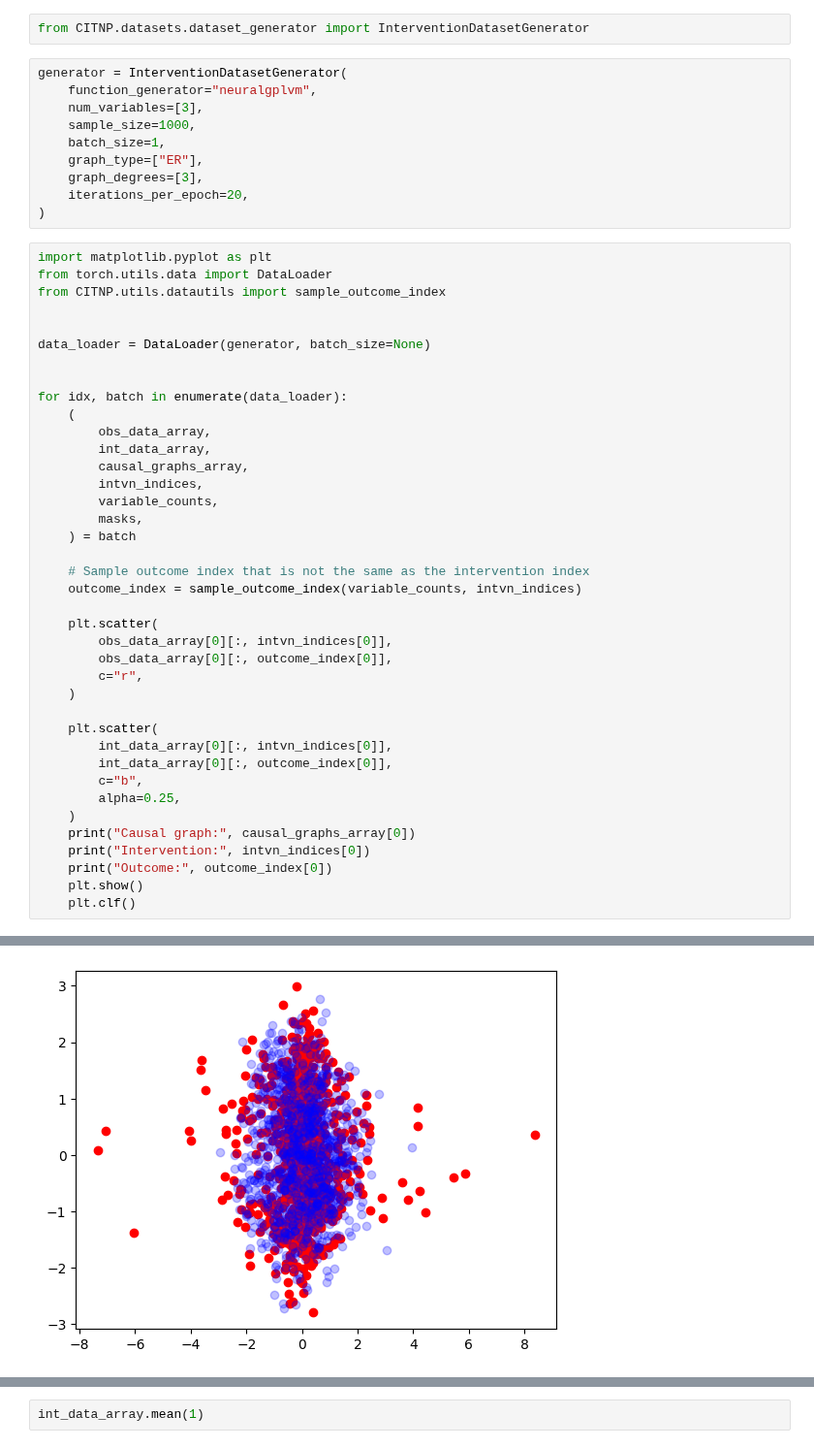
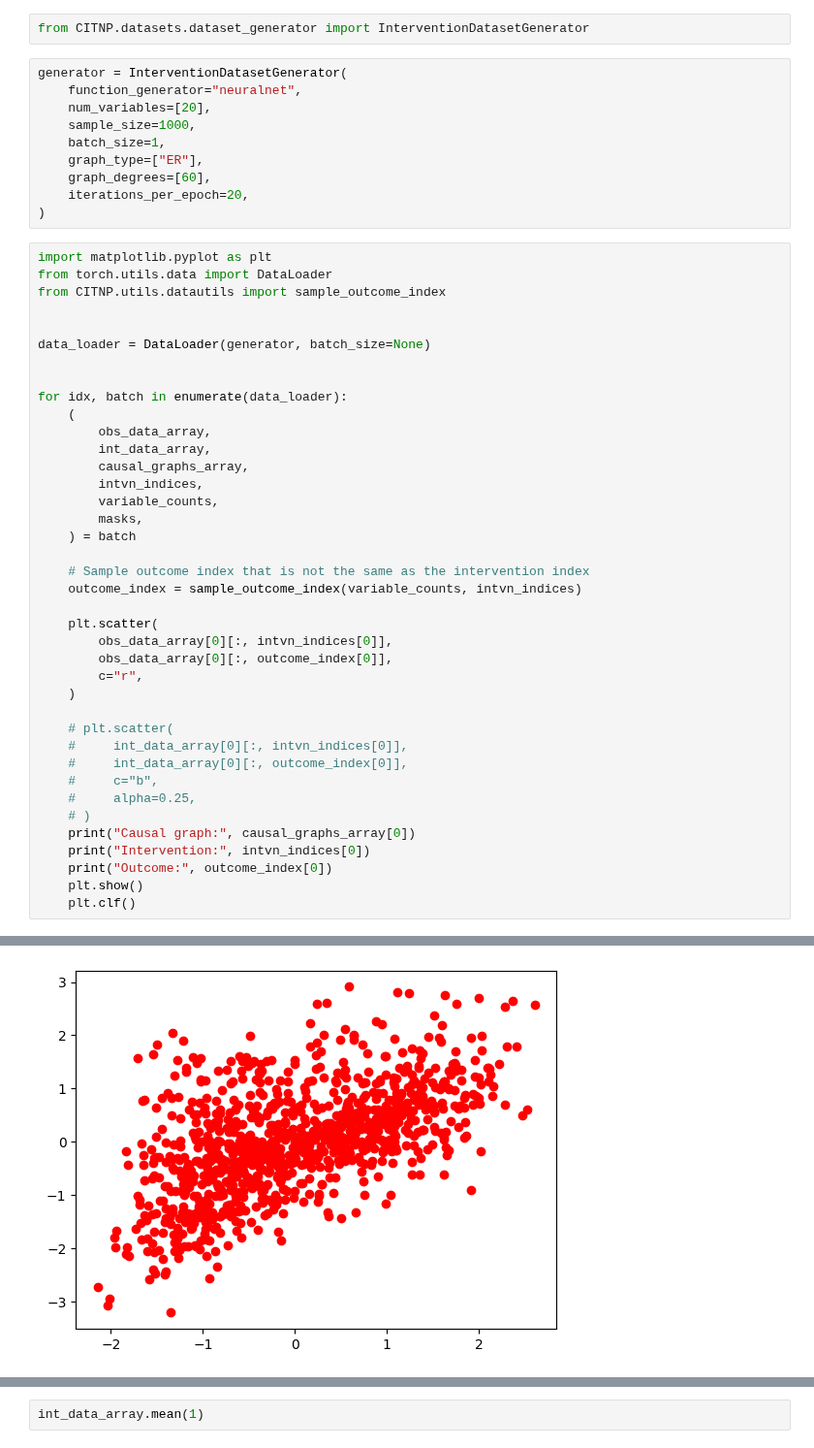
Before and after one commit to ruiziyan9/AL-CFM, a Jupyter notebook: CITNP/notebooks/data_generation.ipynb, the cells around one changed output, grey strips where cells are left out. Shown at 97% size. Drawn from its saved outputs; the diff is of its cells as text.

Commit message:
neural net new func

```diff
--- a/CITNP/notebooks/data_generation.ipynb
+++ b/CITNP/notebooks/data_generation.ipynb
@@ -2,12 +2,12 @@
 from CITNP.datasets.dataset_generator import InterventionDatasetGenerator
 # %%
 generator = InterventionDatasetGenerator(
-    function_generator="neuralgplvm",
-    num_variables=[3],
+    function_generator="neuralnet",
+    num_variables=[20],
     sample_size=1000,
     batch_size=1,
     graph_type=["ER"],
-    graph_degrees=[3],
+    graph_degrees=[60],
     iterations_per_epoch=20,
 )
 # %%
@@ -38,12 +38,12 @@ for idx, batch in enumerate(data_loader):
         c="r",
     )
 
-    plt.scatter(
-        int_data_array[0][:, intvn_indices[0]],
-        int_data_array[0][:, outcome_index[0]],
-        c="b",
-        alpha=0.25,
-    )
+    # plt.scatter(
+    #     int_data_array[0][:, intvn_indices[0]],
+    #     int_data_array[0][:, outcome_index[0]],
+    #     c="b",
+    #     alpha=0.25,
+    # )
     print("Causal graph:", causal_graphs_array[0])
     print("Intervention:", intvn_indices[0])
     print("Outcome:", outcome_index[0])
@@ -57,2 +69,2 @@ Intervention: tensor(2)
 Outcome: 0
-[figure, old version]
+[figure, new version]
```
Also changed, not shown: parts of 2 cells of this notebook, 6 other files.
